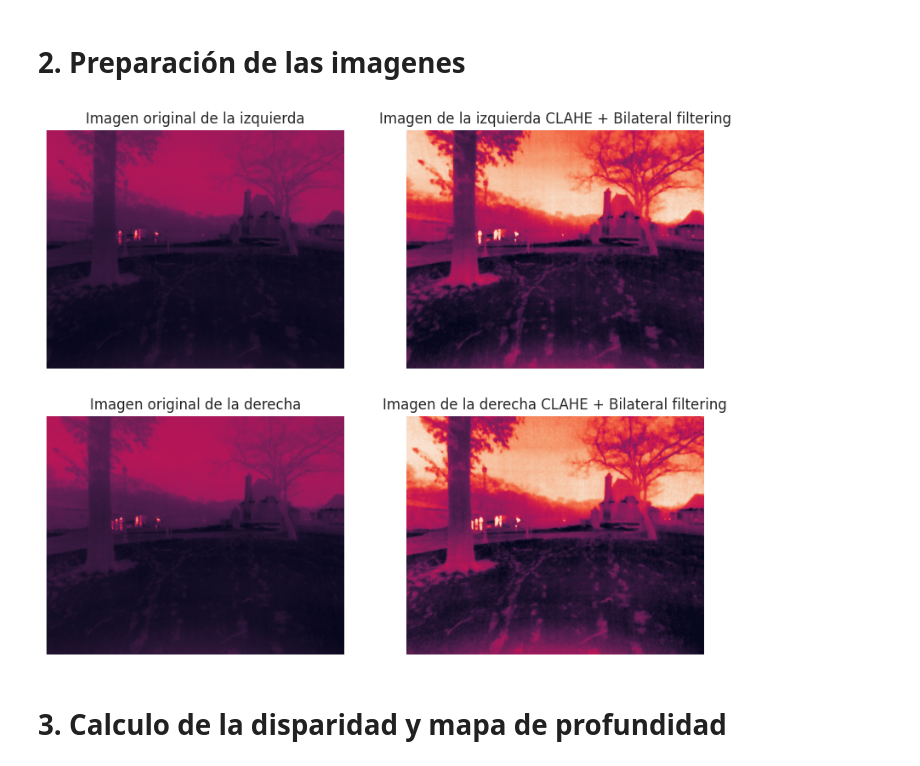
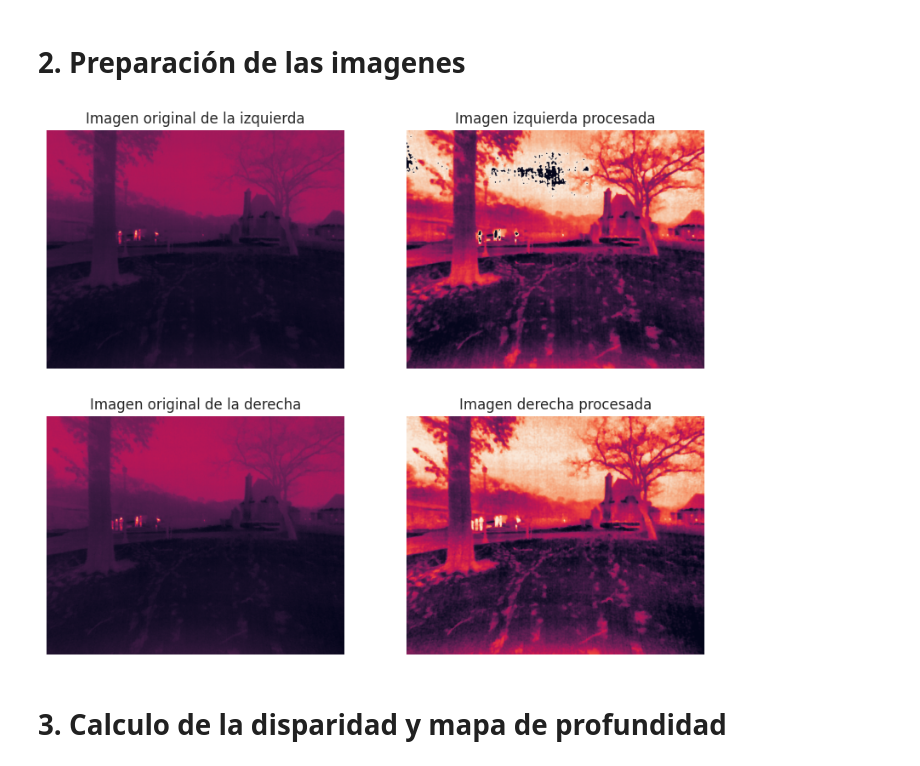
Before and after one commit to nick3153/Depth-Estimation-with-StereoThermal-Images, a Jupyter notebook: Tecnicas_clasicas.ipynb, the cells around one changed output. Drawn from its saved outputs; the diff is of its cells as text; code cells hidden in the pictures.

```diff
--- a/Tecnicas_clasicas.ipynb
+++ b/Tecnicas_clasicas.ipynb
@@ -28,14 +28,17 @@ def intensity_binding(img, lower_percentile:int=1, upper_percentile:int=99):
     # Recortar al rango [low, high]
     img_clipped = np.clip(img, low, high)
 
-    return img_clipped.astype(np.uint8)
+    # Normalizar
+    img_norm = normalize(img_clipped)
+
+    return img_norm
 
 def apply_CLAHE(img):
-    clahe = cv.createCLAHE(clipLimit=2.0, tileGridSize=(4, 4))
+    clahe = cv.createCLAHE(clipLimit=2.0, tileGridSize=(8, 8))
     return clahe.apply(img)
 
 def bilateral_filtering(img):
-    return cv.bilateralFilter(img, d=5, sigmaColor=15, sigmaSpace=3)
+    return cv.bilateralFilter(img, d=5, sigmaColor=20, sigmaSpace=15)
 
 def align_contrast(imgL, imgR):
     meanL = np.mean(imgL)
@@ -51,13 +54,9 @@ def align_contrast(imgL, imgR):
     return imgL, imgR
 
 def preprocess_thermal_images(imgL, imgR, lower_percentile = 1, upper_percentile = 99):
-    # Normalizar y transformar a 8-bit
-    imageL = normalize(imgL)
-    imageR = normalize(imgR)
-
     # Eliminar outlayers
-    imageL = intensity_binding(imageL, lower_percentile, upper_percentile)
-    imageR = intensity_binding(imageR, lower_percentile, upper_percentile)
+    imageL = intensity_binding(imgL, lower_percentile, upper_percentile)
+    imageR = intensity_binding(imgR, lower_percentile, upper_percentile)
 
     # Ecualizacion del histograma con clahe
     imageL = apply_CLAHE(imageL)
@@ -234,28 +233,28 @@ Tamaño:  (512, 640)
 # %%
 #@title Preprocesado
 # Aplicar preprocesado
 imageL, imageR = preprocess_thermal_images(imgL, imgR)
 
 plt.figure(figsize=(10, 8))
 plt.subplot(221)
 plt.imshow(imgL)
 plt.title('Imagen original de la izquierda')
 plt.axis('off')
 plt.subplot(222)
 plt.imshow(imageL)
-plt.title('Imagen de la izquierda CLAHE + Bilateral filtering')
+plt.title('Imagen izquierda procesada')
 plt.axis('off')
 plt.subplot(223)
 plt.imshow(imgR)
 plt.title('Imagen original de la derecha')
 plt.axis('off')
 plt.subplot(224)
 plt.imshow(imageR)
-plt.title('Imagen de la derecha CLAHE + Bilateral filtering')
+plt.title('Imagen derecha procesada')
 plt.axis('off')
 plt.show()
 # %% [output]
-[figure, old version]
+[figure, new version]
 # %% [markdown]
 # 3. Calculo de la disparidad y mapa de profundidad
 # %% [markdown]
```
Also changed, not shown: parts of 6 cells of this notebook.
